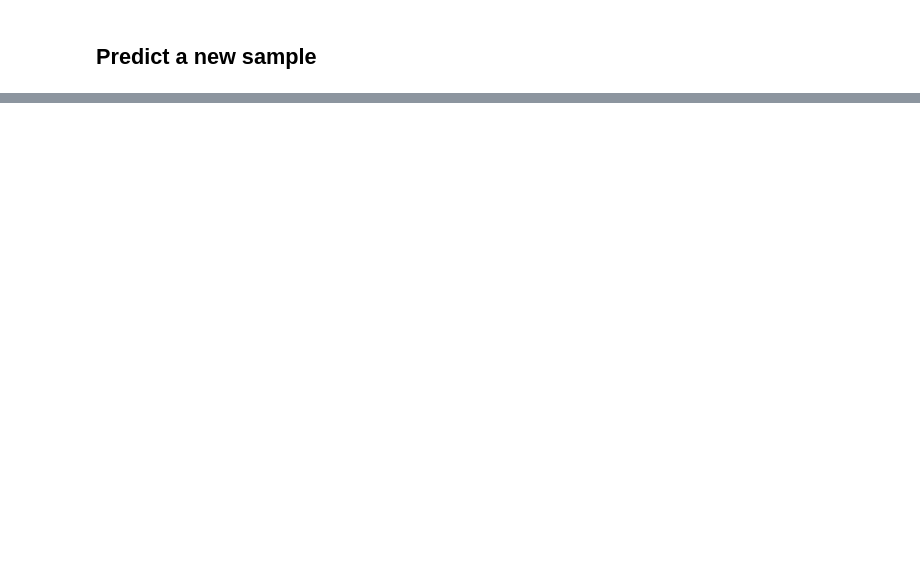
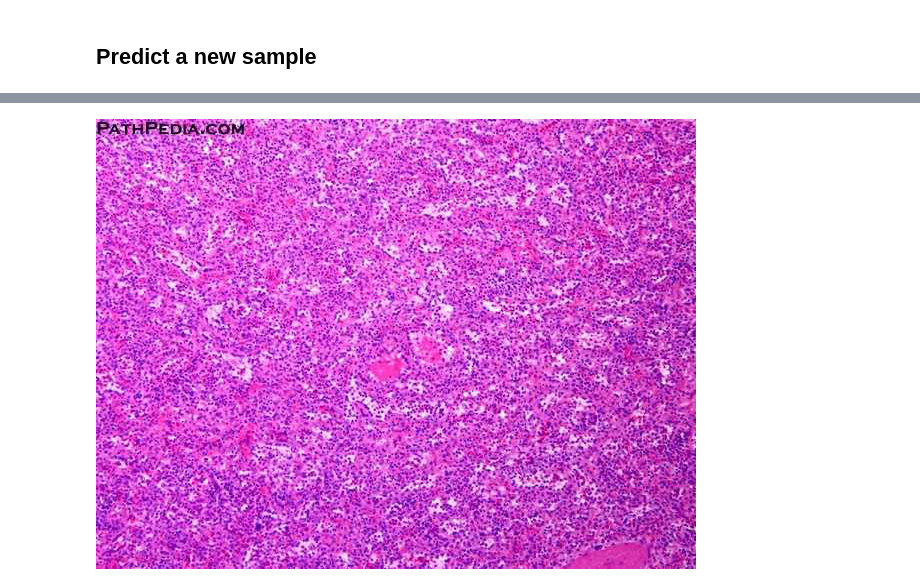
Before and after one commit to ML-Bioinfo-CEITEC/ECCB2020, a Jupyter notebook: notebooks/04_Transfer_Learning.ipynb, the cells around one changed output, grey strips where cells are left out. Drawn from its saved outputs; the diff is of its cells as text; code cells hidden in the pictures; blank space fills up the shorter version.

```diff
--- a/notebooks/04_Transfer_Learning.ipynb
+++ b/notebooks/04_Transfer_Learning.ipynb
@@ -156,5 +157,8 @@ Saving IMG_20200827_222414.jpg to IMG_20200827_222414.jpg
 # %%
 img = PILImage.create(list(uploaded.values())[0])
+img
+# %% [output]
+[figure, added]
 # %%
 pred,pred_idx,probs = learn.predict(img)
 pred,pred_idx,probs
```
Also changed, not shown: parts of 10 cells of this notebook, 5 other files.
